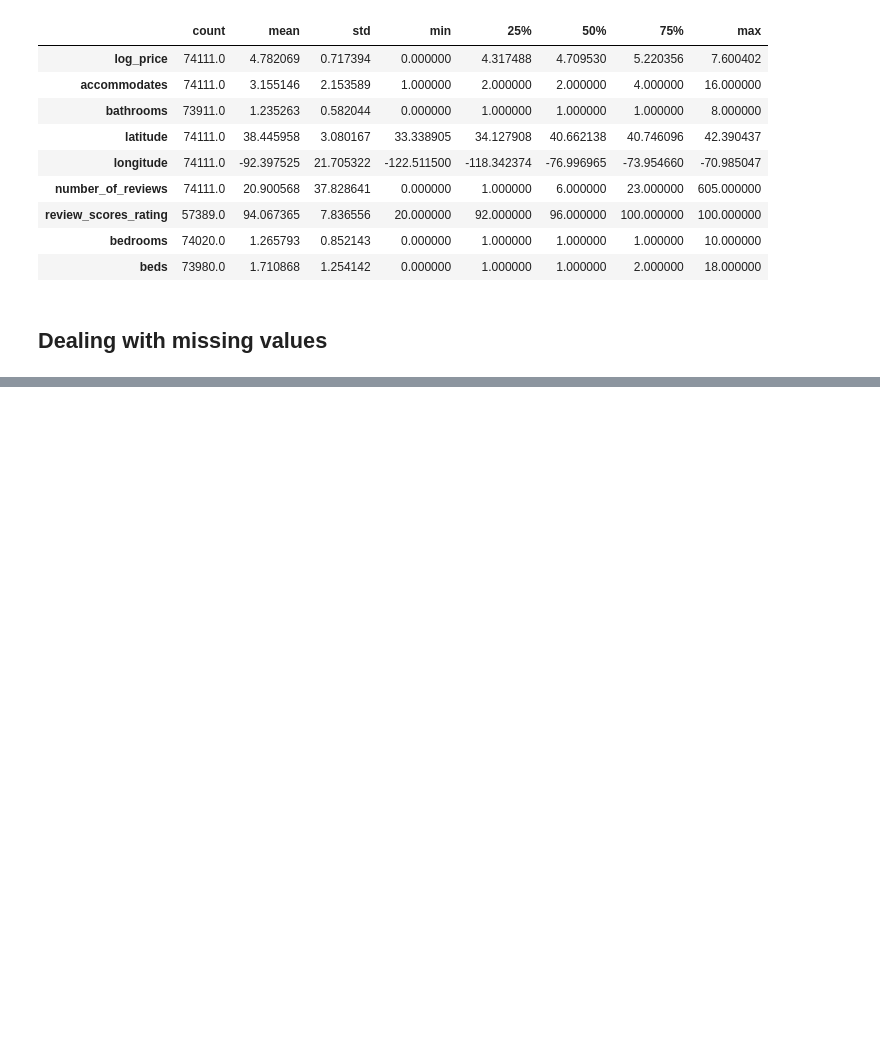
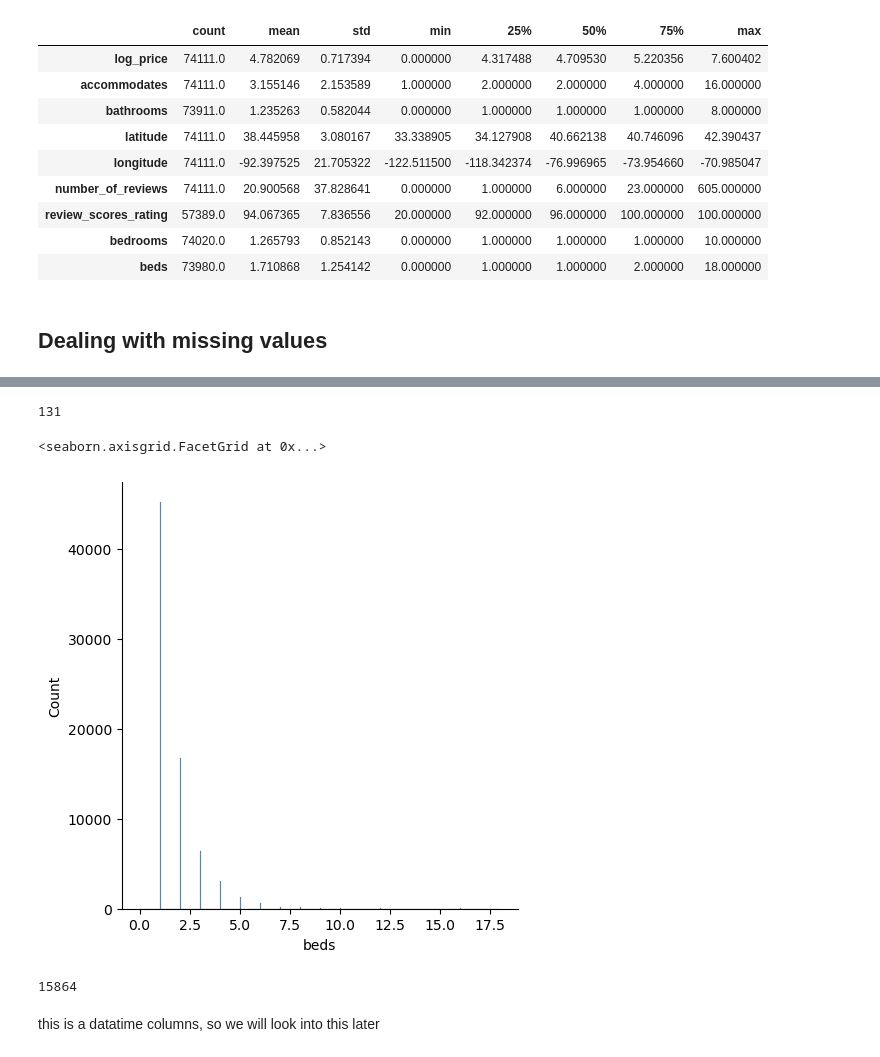
Before and after one commit to praj2408/AirBnb-Price-Prediction-MLOps-Project, a Jupyter notebook: notebooks/EDA.ipynb, the cells around one changed output, grey strips where cells are left out. Saved outputs shown, nothing was run; the diff lists cells and outputs as text; code cells hidden in the pictures; blank space fills up the shorter version.

```diff
--- a/notebooks/EDA.ipynb
+++ b/notebooks/EDA.ipynb
@@ -156,0 +174,2 @@ Name: bathrooms, Length: 74111, dtype: float64
+# %%
+df.bathrooms.fillna(df.bathrooms.mode, inplace=True)
@@ -156,0 +201,9 @@ Name: bathrooms, Length: 74111, dtype: float64
+# %%
+df.beds.isnull().sum()
+# %% [output]
+131
+# %%
+sns.displot(df.beds)
+# %% [output]
+<seaborn.axisgrid.FacetGrid at 0x...>
+[figure, added]
@@ -156,0 +214,6 @@ Name: bathrooms, Length: 74111, dtype: float64
+# %%
+df.first_review.isnull().sum()
+# %% [output]
+15864
+# %% [markdown]
+this is a datatime columns, so we will look into this later
```
Also changed, not shown: parts of 47 cells of this notebook.
